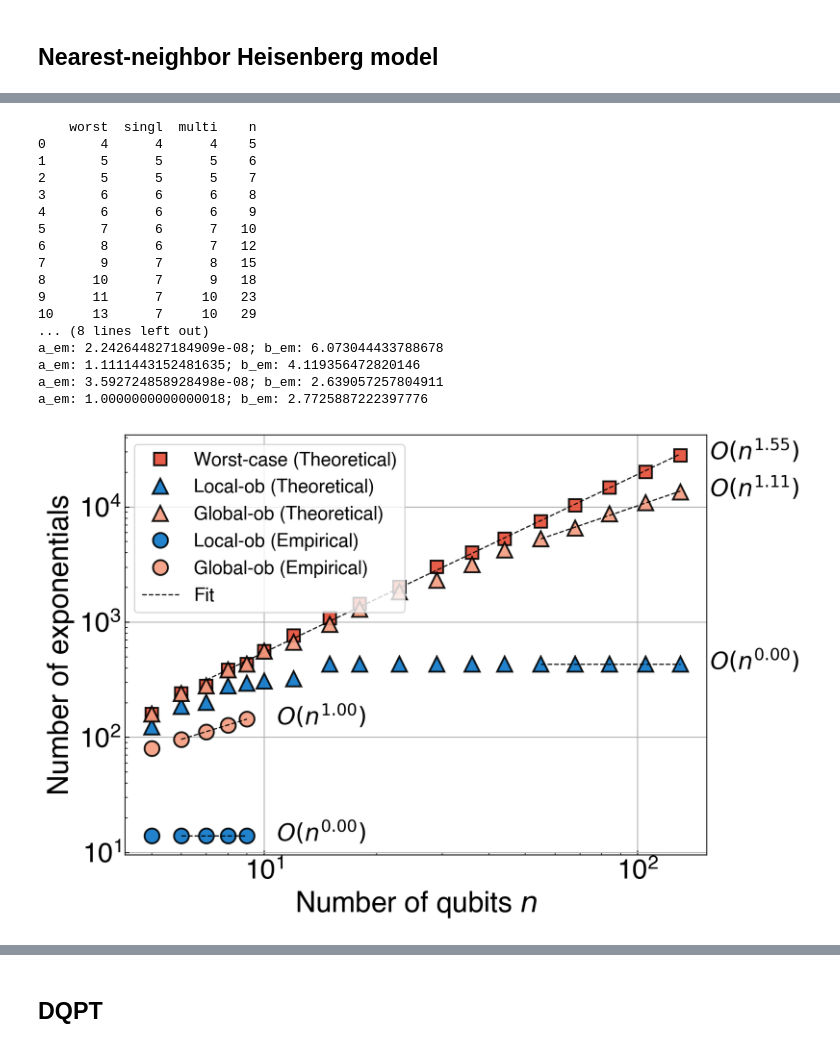
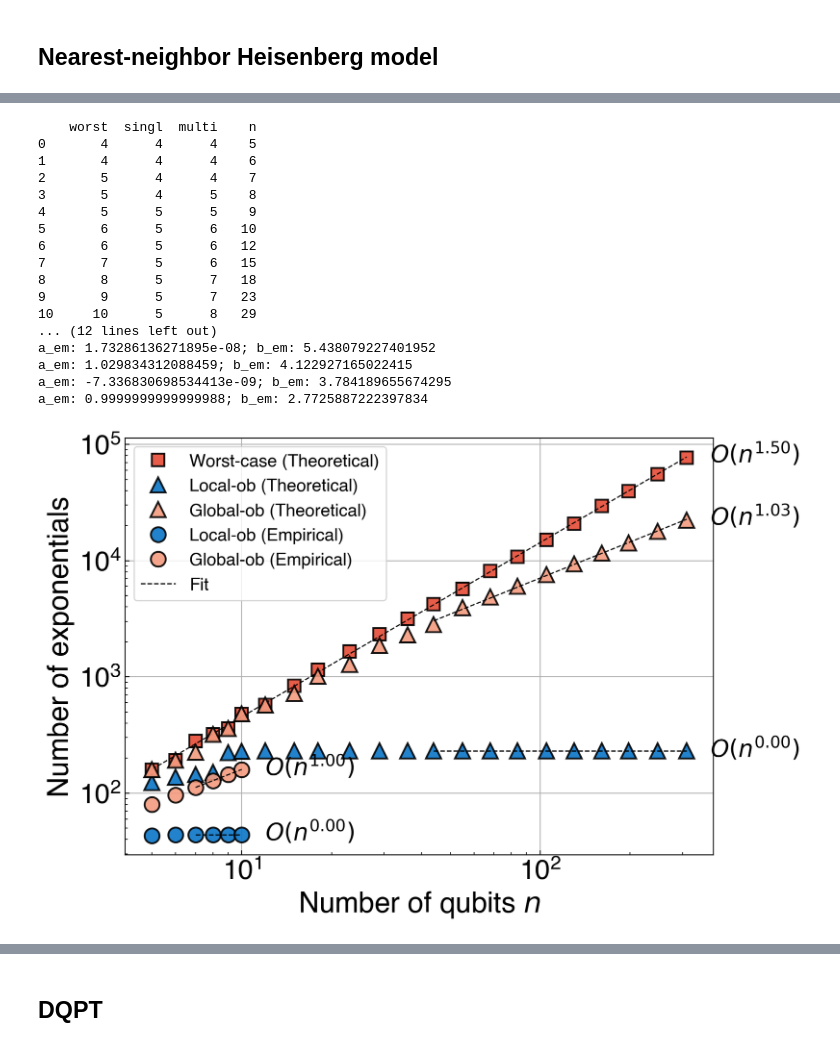
Before and after one commit to Jue-Xu/Trotter-Error-with-Observable, a Jupyter notebook: code/short_time.ipynb, the cells around one changed output, grey strips where cells are left out. Drawn from its saved outputs; the diff is of its cells as text; code cells hidden in the pictures.

Commit message:
fix lightcone bound

```diff
--- a/code/short_time.ipynb
+++ b/code/short_time.ipynb
@@ -61,7 +64,7 @@ r_end_worst_bnd, r_end_singl_bnd, r_end_multi_bnd = r_max-1, r_max-1, r_max-1
 import multiprocess as mp
 PROCESSES = 10
 for i, n in enumerate(n_list_bnd):
-    hnn = Nearest_Neighbour_1d(n, Jx=J, Jy=J, Jz=J, hx=h, hy=0, hz=0, pbc=False, rand_field=field_list)
+    hnn = Nearest_Neighbour_1d(n, Jx=J, Jy=0, Jz=0, hx=h, hy=g, hz=0, pbc=False, rand_field=field_list)
     # r_start, r_end = 1, int(n/2)
     print(f'-------------- n (bound) = {n} --------------')
     bnd_worst_err_r = partial(measure_error, h_list=None, t=t, exact_U=None, type='worst_loose_bound', coeffs=['singl', n, hnn])
@@ -84,10 +87,10 @@ for i, n in enumerate(n_list_bnd):
 
     print('prepare multi ob table...')
     def multi_z_cmm(j):
-        h_list_z_list = [lc_group(hnn, i, i, 2*j+2, verbose=False) for i in range(0, n)]
-        # h_list_zz_list = [lc_group(h, i, i+1, 2*j+2, verbose=False) for i in range(0, n-1)]
-        tail_cmm_data = np.array([nested_commutator_norm(h_list_z) for h_list_z in h_list_z_list])
-        # tail_cmm_data = np.array([nested_commutator_norm(h_list_zz) for h_list_zz in h_list_zz_list])
+        # h_list_z_list = [lc_group(hnn, i, i, 2*j+2, verbose=False) for i in range(0, n)]
+        h_list_zz_list = [lc_group(hnn, i, i+1, 2*j+2, verbose=False) for i in range(0, n-1)]
+        # tail_cmm_data = np.array([nested_commutator_norm(h_list_z) for h_list_z in h_list_z_list])
+        tail_cmm_data = np.array([nested_commutator_norm(h_list_zz) for h_list_zz in h_list_zz_list])
         return tail_cmm_data
         # return 2 * (c1_cmm_z * dt**3 / 12 + c2_cmm_z * dt**3 / 24)
     with mp.Pool(PROCESSES) as pool:
@@ -112,11 +115,13 @@ for n in n_list_emp:
     # hnn = Nearest_Neighbour_1d(n, Jx=J, Jy=0, Jz=0, hx=0, hy=0, hz=h, pbc=False, verbose=False)
     # hnn = Nearest_Neighbour_1d(n, Jx=0, Jy=0, Jz=J, hx=h, hy=0, hz=0, pbc=False, verbose=False)
     # hnn = Nearest_Neighbour_1d(n, Jx=J, Jy=J, Jz=J, hx=h, hy=0, hz=0, pbc=False, verbose=False)
-    hnn = Nearest_Neighbour_1d(n, Jx=J, Jy=J, Jz=J, hx=h, hy=0, hz=0, pbc=False, rand_field=field_list)
+    # hnn = Nearest_Neighbour_1d(n, Jx=J, Jy=J, Jz=J, hx=h, hy=0, hz=0, pbc=False, rand_field=field_list)
+    hnn = Nearest_Neighbour_1d(n, Jx=J, Jy=0, Jz=0, hx=h, hy=g, hz=0, pbc=False, rand_field=field_list)
     # field_list = hnn.rand_field
     singl_ob = SparsePauliOp.from_sparse_list([('Z', [0], 1)], n).to_matrix()
     # multi_ob = SparsePauliOp.from_sparse_list([('Z', [i], 1/n) for i in range(0, n)], n).to_matrix()
     # multi_ob = SparsePauliOp.from_sparse_list([('Y', [i], 1) for i in range(0, n)], n).to_matrix()
+    # multi_ob = SparsePauliOp.from_sparse_list([('Z', [i], 1) for i in range(0, n)], n).to_matrix()
     multi_ob = SparsePauliOp.from_sparse_list([('ZZ', [i,i+1], 1) for i in range(0, n-1)], n).to_matrix()
     # multi_ob = SparsePauliOp.from_sparse_list([(random.choice(['X','Y','Z']), [i], 1) for i in range(0, n)], n).to_matrix()
     print('multi ob norm: ', np.linalg.norm(multi_ob, ord=2))
@@ -144,8 +149,8 @@ for n in n_list_emp:
 print('emp_data: ', emp_data)
 # print(pd.DataFrame(emp_data))
 # save to csv
-pd.DataFrame(emp_data).to_csv(f'{data_dir}/{prefix}_emp_lightcone_max={n_max}_bnd_max={n_bnd_max}_{suffix}.csv', index=False)
-pd.DataFrame(bnd_data).to_csv(f'{data_dir}/{prefix}_bnd_lightcone_max={n_max}_bnd_max={n_bnd_max}_{suffix}.csv', index=False)
+pd.DataFrame(emp_data).to_csv(f'{data_dir}/{prefix}_emp_lightcone_nmin={n_min}_nmax={n_max}_nbndmax={n_list_bnd[-1]}_{suffix}.csv', index=False)
+pd.DataFrame(bnd_data).to_csv(f'{data_dir}/{prefix}_bnd_lightcone_nmin={n_min}_nmax={n_max}_nbndmax={n_list_bnd[-1]}_{suffix}.csv', index=False)
 pd.DataFrame(bnd_data)
 # %% [output]
 -------------- n (bound) = 5 --------------
@@ -173,8 +195,12 @@ if prefix == 'TFI':
 elif prefix == 'NNH':
     factor = 4
 
-emp_data = pd.read_csv(f'{data_dir}/{prefix}_emp_lightcone_max={n_max}_bnd_max={n_bnd_max}_{suffix}.csv')
-bnd_data = pd.read_csv(f'{data_dir}/{prefix}_bnd_lightcone_max={n_max}_bnd_max={n_bnd_max}_{suffix}.csv')
+# emp_data = pd.read_csv(f'{data_dir}/{prefix}_emp_lightcone_max={n_max}_bnd_max={n_bnd_max}_{suffix}.csv')
+# bnd_data = pd.read_csv(f'{data_dir}/{prefix}_bnd_lightcone_max={n_max}_bnd_max={n_bnd_max}_{suffix}.csv')
+emp_data = pd.read_csv(f'{data_dir}/{prefix}_emp_lightcone_nmin={n_min}_nmax={n_max}_nbndmax={n_list_bnd[-1]}_{suffix}.csv')
+bnd_data = pd.read_csv(f'{data_dir}/{prefix}_bnd_lightcone_nmin={n_min}_nmax={n_max}_nbndmax={n_list_bnd[-1]}_{suffix}.csv')
+# emp_data = pd.read_csv(f'{data_dir}/{prefix}_emp_lightcone_max=9_bnd_max=200_{suffix}.csv')
+# bnd_data = pd.read_csv(f'{data_dir}/{prefix}_bnd_lightcone_max=9_bnd_max=200_{suffix}.csv')
 print(bnd_data)
 
 def exp_count_LC(r, n_qubits, n_terms):
@@ -193,49 +219,53 @@ def exp_count_LC(r, n_qubits, n_terms):
 cost_st_list = [2 * factor*bnd_data['n'][i] * r for i, r in enumerate(bnd_data['worst'])]
 cost_lc_list_s = [exp_count_LC(r, bnd_data['n'][i], factor*bnd_data['n'][i]) for i, r in enumerate(bnd_data['singl'])]
 cost_lc_list_m = [2 * factor*bnd_data['n'][i] * r for i, r in enumerate(bnd_data['multi'])]
 cost_em_list_s = [exp_count_LC(r, emp_data['n'][i], factor*emp_data['n'][i]) for i, r in enumerate(emp_data['singl'])]
 cost_em_list_m =  [2 * factor*emp_data['n'][i] * r for i, r in enumerate(emp_data['multi'])]
 cost_em_list_w =  [2 * factor*emp_data['n'][i] * r for i, r in enumerate(emp_data['worst'])]
 
+# n_list_bnd = bnd_data['n']
+# n_list_emp = emp_data['n']
+# n_list_bnd = [5, 6, 7, 8, 9, 10, 12, 15, 18, 23, 29, 36, 44, 55, 68, 84, 105, 130, 161, 199, 249]
+# n_list_emp = np.arange(5, 9+1)
 
 fig, ax2 = plt.subplots(figsize=(9, 6), layout='tight')
 # ob_string = 'XIII'
 ax2.plot(n_list_bnd, cost_st_list, 's', color='#E64B35FF', label=r'Worst-case (Theoretical)', markersize=10)
-plot_fit(ax2, n_list_bnd[2:], cost_st_list[2:], var=suffix, x_offset=1.20, y_offset=0.9)
+plot_fit(ax2, n_list_bnd[0:], cost_st_list[0:], var=suffix, x_offset=1.20, y_offset=0.9)
 # # ax2.plot(n_list, cost_st_found_list, 's', label=r'Worst-case (Ref \textcolor{blue}{[13]})', markersize=10)
 ax2.plot(n_list_bnd, cost_lc_list_s, '^', color='#0A75C7', label='Local-ob (Theoretical)', markersize=12)
-plot_fit(ax2, n_list_bnd[-7:], cost_lc_list_s[-7:], var=suffix, x_offset=1.20, y_offset=0.9)
+plot_fit(ax2, n_list_bnd[-10:], cost_lc_list_s[-10:], var=suffix, x_offset=1.20, y_offset=0.9)
 ax2.plot(n_list_bnd, cost_lc_list_m, '^', color='#F39B7FFF', label='Global-ob (Theoretical)', markersize=12)
-plot_fit(ax2, n_list_bnd[-7:], cost_lc_list_m[-7:], var=suffix, x_offset=1.20, y_offset=0.9)
+plot_fit(ax2, n_list_bnd[-10:], cost_lc_list_m[-10:], var=suffix, x_offset=1.20, y_offset=0.9)
 # plot_fit(ax2, n_list_bnd[2:9], cost_lc_list_m[2:9], var=suffix, x_offset=1.06, y_offset=0.8)
 # ax2.plot(n_list_emp, cost_em_list_w, 'D', color='#E64B35FF', label=r'Worst-case (Empirical)', markersize=10)
 ax2.plot(n_list_emp, cost_em_list_s, 'o', color='#0A75C7', label='Local-ob (Empirical)')
 plot_fit(ax2, n_list_emp[-4:], cost_em_list_s[-4:], var=suffix, x_offset=1.20, y_offset=0.9)
 ax2.plot(n_list_emp, cost_em_list_m, 'o', color='#F39B7FFF', label='Global-ob (Empirical)')
 plot_fit(ax2, n_list_emp[-4:], cost_em_list_m[-4:], var=suffix, x_offset=1.20, y_offset=0.9, label='Fit')
 # ax2.plot(n_list, r_lc_found_list, '-*', label='Lightcone (bound)', markeredgecolor='k')
 # Add labels and a legend
 ax2.set_xlabel(f'Number of qubits $n$')
 ax2.set_ylabel('Number of exponentials')
 # ax2.set_title(fr'{prefix} Heisenberg (J={J}, h={h}, fix t={t}, $\epsilon$={eps}) PF2')
 ax2.loglog(); ax2.grid(); ax2.legend(loc='upper left')
 fig.savefig(f'{figs_dir}/lightcone_NNH1d_J={J}_h={h}_n={n_list_emp[-1]}_nbnd={n_list_bnd[-1]}_eps={eps}_t={t}_2r.pdf', bbox_inches='tight')
 # %% [output]
     worst  singl  multi    n
 0       4      4      4    5
-1       5      5      5    6
-2       5      5      5    7
-3       6      6      6    8
-4       6      6      6    9
-5       7      6      7   10
-6       8      6      7   12
-7       9      7      8   15
-8      10      7      9   18
-9      11      7     10   23
-10     13      7     10   29
-... (8 lines left out)
-a_em: 2.242644827184909e-08; b_em: 6.073044433788678
-a_em: 1.1111443152481635; b_em: 4.119356472820146
-a_em: 3.592724858928498e-08; b_em: 2.639057257804911
-a_em: 1.0000000000000018; b_em: 2.7725887222397776
+1       4      4      4    6
+2       5      4      4    7
+3       5      4      5    8
+4       5      5      5    9
+5       6      5      6   10
+6       6      5      6   12
+7       7      5      6   15
+8       8      5      7   18
+9       9      5      7   23
+10     10      5      8   29
+... (12 lines left out)
+a_em: 1.73286136271895e-08; b_em: 5.438079227401952
+a_em: 1.029834312088459; b_em: 4.122927165022415
+a_em: -7.336830698534413e-09; b_em: 3.784189655674295
+a_em: 0.9999999999999988; b_em: 2.7725887222397834
-[figure, old version]
+[figure, new version]
```
Also changed, not shown: parts of 8 cells of this notebook, 21 other files.
